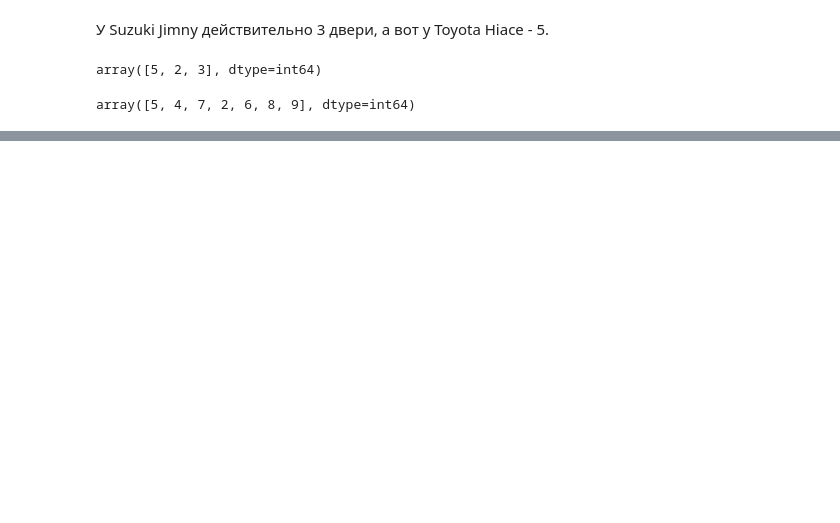
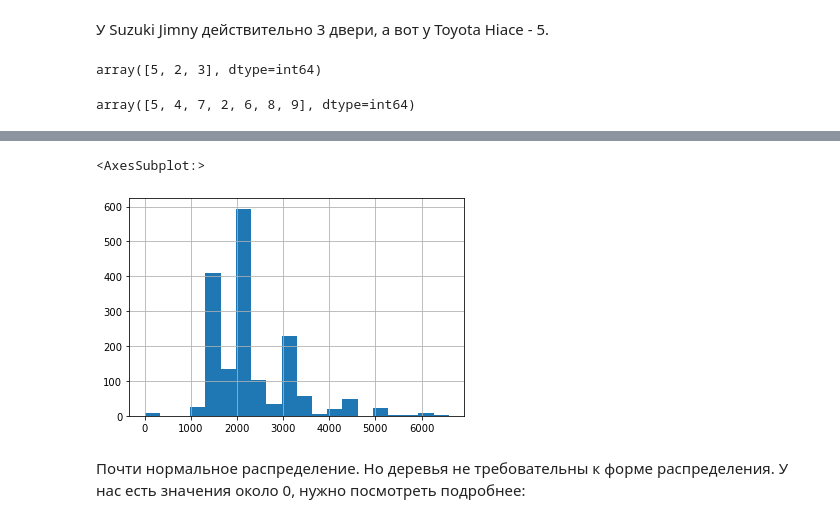
Before and after one commit to BasilPDS/Other_task, a Jupyter notebook: Task_auto_classif.ipynb, the cells around one changed output, grey strips where cells are left out. Saved outputs shown, nothing was run; the diff lists cells and outputs as text; code cells hidden in the pictures; blank space fills up the shorter version.

```diff
--- a/Task_auto_classif.ipynb
+++ b/Task_auto_classif.ipynb
@@ -354,0 +423,3 @@ array([5, 4, 7, 2, 6, 8, 9], dtype=int64)
+# %%
+# Кодировка модели авто
+df['engin_type_cod'] = ord_enc.fit_transform(df['engin_type'])
@@ -354,0 +430,11 @@ array([5, 4, 7, 2, 6, 8, 9], dtype=int64)
+# %%
+# Создаем колонку объем двигателя
+df['engin_volume'] = df.loc[:, ('engine')].apply(lambda x : get_engine_info(x, volume=True)) # Указываем True для объема
+# %%
+df['engin_volume'].hist(bins=20)
+# %% [output]
+<AxesSubplot:>
+[figure, added]
+# %% [markdown]
+Почти нормальное распределение. Но деревья не требовательны к форме распределения.
+У нас есть значения около 0, нужно посмотреть подробнее:
```
Also changed, not shown: parts of 57 cells of this notebook.
